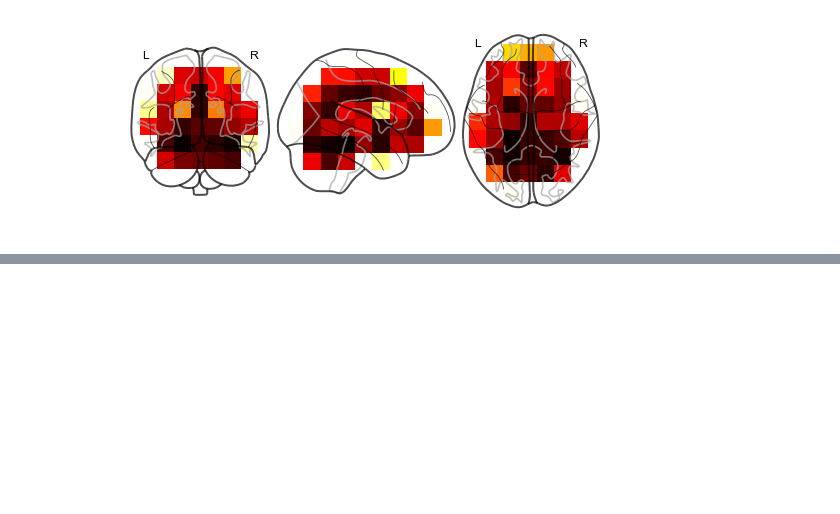
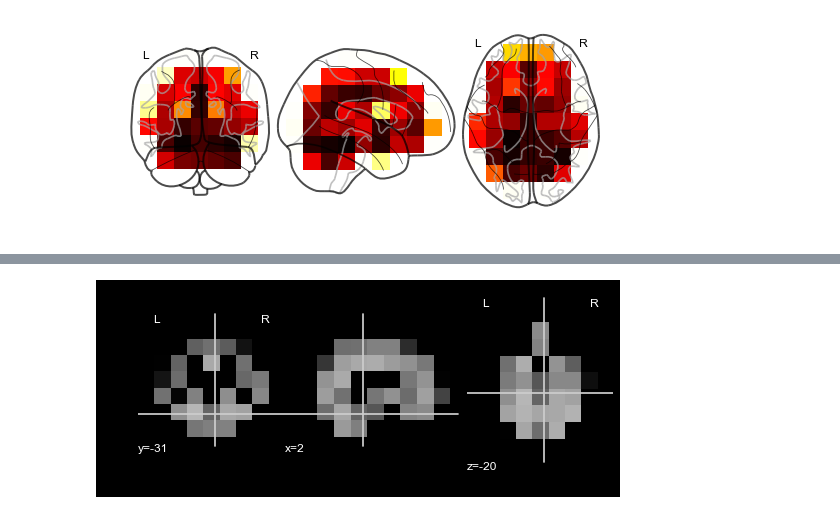
Before and after one commit to ContextLab/supereeg, a Jupyter notebook: docs/tutorial/nifti_objects.ipynb, the cells around one changed output, grey strips where cells are left out. Saved outputs shown, nothing was run; the diff lists cells and outputs as text; code cells hidden in the pictures; blank space fills up the shorter version.

```diff
--- a/docs/tutorial/nifti_objects.ipynb
+++ b/docs/tutorial/nifti_objects.ipynb
@@ -54,2 +70,4 @@ nii.plot_glass_brain()
 # %%
-nii.save
+nii.plot_anat()
+# %% [output]
+[figure, added]
```
Also changed, not shown: parts of 4 cells of this notebook, 3 other files.
